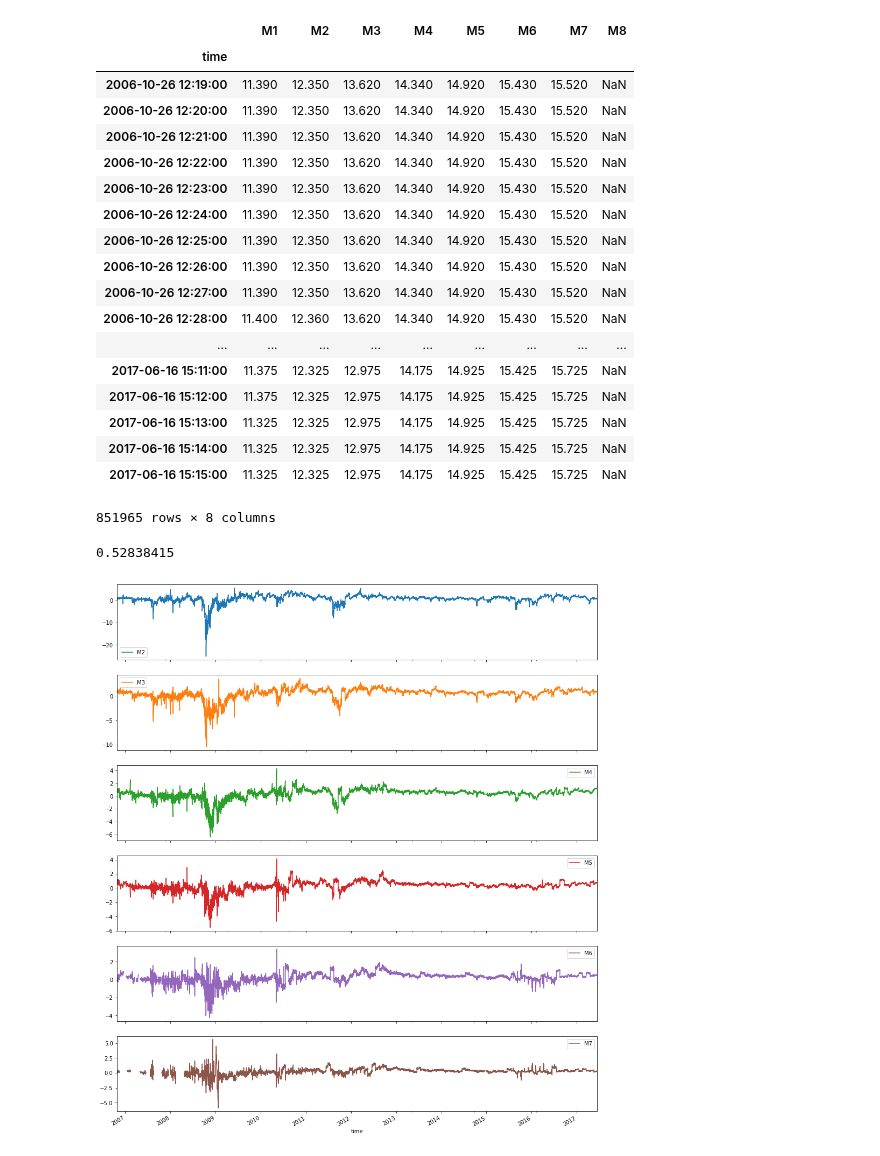
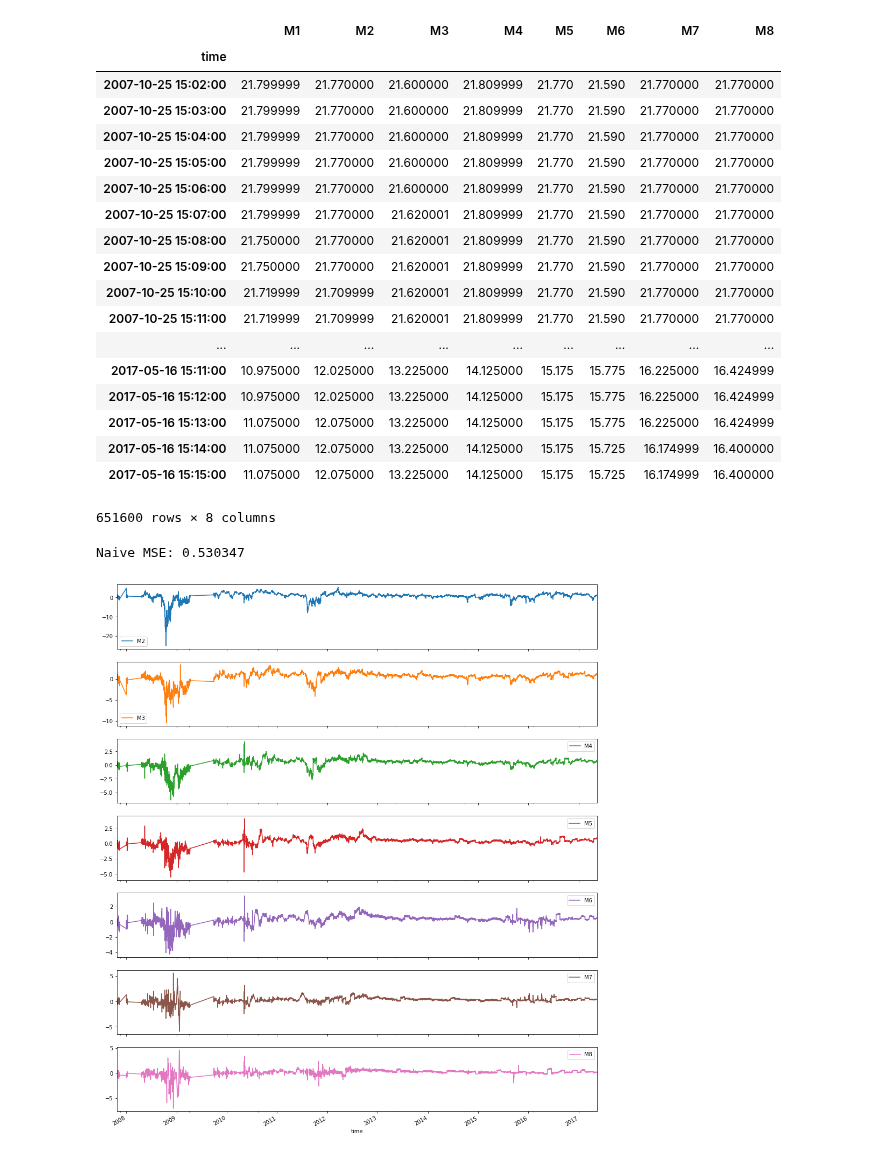
Before and after one commit to leyhline/vix-term-structure, a Jupyter notebook: overview-minutely.ipynb, the cells around one changed output. Cells and saved outputs as stored; diff of their text form; code cells hidden in the pictures.

```diff
--- a/overview-minutely.ipynb
+++ b/overview-minutely.ipynb
@@ -15,6 +16,8 @@ dataframe = pd.read_csv("data/VIX Futures min.csv", usecols=[0] + list(range(2,1
                         index_col=0, dtype=dtypes_dict, parse_dates=[0])
 # %%
 dataframe = dataframe.loc["2006-10-25 12:19:00":"2017-06-16"]
+# %%
+dataframe = dataframe.dropna(how="any")
 # %%
 cond = (dataframe.index + datetime.timedelta(days=1)).isin(dataframe.index)
 useful_indices = dataframe.index.where(cond).dropna()
@@ -51,35 +54,35 @@ next_term
 # %% [output]
 |  | M1 | M2 | M3 | M4 | M5 | M6 | M7 | M8 |
 | time |  |  |  |  |  |  |  |  |
-| 2006-10-26 12:19:00 | 11.390 | 12.350 | 13.620 | 14.340 | 14.920 | 15.430 | 15.520 | NaN |
-| 2006-10-26 12:20:00 | 11.390 | 12.350 | 13.620 | 14.340 | 14.920 | 15.430 | 15.520 | NaN |
-| 2006-10-26 12:21:00 | 11.390 | 12.350 | 13.620 | 14.340 | 14.920 | 15.430 | 15.520 | NaN |
-| 2006-10-26 12:22:00 | 11.390 | 12.350 | 13.620 | 14.340 | 14.920 | 15.430 | 15.520 | NaN |
-| 2006-10-26 12:23:00 | 11.390 | 12.350 | 13.620 | 14.340 | 14.920 | 15.430 | 15.520 | NaN |
-| 2006-10-26 12:24:00 | 11.390 | 12.350 | 13.620 | 14.340 | 14.920 | 15.430 | 15.520 | NaN |
-| 2006-10-26 12:25:00 | 11.390 | 12.350 | 13.620 | 14.340 | 14.920 | 15.430 | 15.520 | NaN |
-| 2006-10-26 12:26:00 | 11.390 | 12.350 | 13.620 | 14.340 | 14.920 | 15.430 | 15.520 | NaN |
-| 2006-10-26 12:27:00 | 11.390 | 12.350 | 13.620 | 14.340 | 14.920 | 15.430 | 15.520 | NaN |
-| 2006-10-26 12:28:00 | 11.400 | 12.360 | 13.620 | 14.340 | 14.920 | 15.430 | 15.520 | NaN |
+| 2007-10-25 15:02:00 | 21.799999 | 21.770000 | 21.600000 | 21.809999 | 21.770 | 21.590 | 21.770000 | 21.770000 |
+| 2007-10-25 15:03:00 | 21.799999 | 21.770000 | 21.600000 | 21.809999 | 21.770 | 21.590 | 21.770000 | 21.770000 |
+| 2007-10-25 15:04:00 | 21.799999 | 21.770000 | 21.600000 | 21.809999 | 21.770 | 21.590 | 21.770000 | 21.770000 |
+| 2007-10-25 15:05:00 | 21.799999 | 21.770000 | 21.600000 | 21.809999 | 21.770 | 21.590 | 21.770000 | 21.770000 |
+| 2007-10-25 15:06:00 | 21.799999 | 21.770000 | 21.600000 | 21.809999 | 21.770 | 21.590 | 21.770000 | 21.770000 |
+| 2007-10-25 15:07:00 | 21.799999 | 21.770000 | 21.620001 | 21.809999 | 21.770 | 21.590 | 21.770000 | 21.770000 |
+| 2007-10-25 15:08:00 | 21.750000 | 21.770000 | 21.620001 | 21.809999 | 21.770 | 21.590 | 21.770000 | 21.770000 |
+| 2007-10-25 15:09:00 | 21.750000 | 21.770000 | 21.620001 | 21.809999 | 21.770 | 21.590 | 21.770000 | 21.770000 |
+| 2007-10-25 15:10:00 | 21.719999 | 21.709999 | 21.620001 | 21.809999 | 21.770 | 21.590 | 21.770000 | 21.770000 |
+| 2007-10-25 15:11:00 | 21.719999 | 21.709999 | 21.620001 | 21.809999 | 21.770 | 21.590 | 21.770000 | 21.770000 |
 | ... | ... | ... | ... | ... | ... | ... | ... | ... |
-| 2017-06-16 15:11:00 | 11.375 | 12.325 | 12.975 | 14.175 | 14.925 | 15.425 | 15.725 | NaN |
-| 2017-06-16 15:12:00 | 11.375 | 12.325 | 12.975 | 14.175 | 14.925 | 15.425 | 15.725 | NaN |
-| 2017-06-16 15:13:00 | 11.325 | 12.325 | 12.975 | 14.175 | 14.925 | 15.425 | 15.725 | NaN |
-| 2017-06-16 15:14:00 | 11.325 | 12.325 | 12.975 | 14.175 | 14.925 | 15.425 | 15.725 | NaN |
-| 2017-06-16 15:15:00 | 11.325 | 12.325 | 12.975 | 14.175 | 14.925 | 15.425 | 15.725 | NaN |
+| 2017-05-16 15:11:00 | 10.975000 | 12.025000 | 13.225000 | 14.125000 | 15.175 | 15.775 | 16.225000 | 16.424999 |
+| 2017-05-16 15:12:00 | 10.975000 | 12.025000 | 13.225000 | 14.125000 | 15.175 | 15.775 | 16.225000 | 16.424999 |
+| 2017-05-16 15:13:00 | 11.075000 | 12.075000 | 13.225000 | 14.125000 | 15.175 | 15.775 | 16.225000 | 16.424999 |
+| 2017-05-16 15:14:00 | 11.075000 | 12.075000 | 13.225000 | 14.125000 | 15.175 | 15.725 | 16.174999 | 16.400000 |
+| 2017-05-16 15:15:00 | 11.075000 | 12.075000 | 13.225000 | 14.125000 | 15.175 | 15.725 | 16.174999 | 16.400000 |
-851965 rows × 8 columns
+651600 rows × 8 columns
 # %%
-np.nanmean(np.square(next_term.values - this_term.values))
+print("Naive MSE:", np.nanmean(np.square(next_term.values - this_term.values)))
 # %% [output]
-0.52838415
+Naive MSE: 0.530347
 # %%
 this_final = this_term.diff(axis=1).iloc[:,1:].join(this_term.iloc[:,0]).iloc[:,range(-1,7)]
 this_final = this_final.join(dataframe["DaysToExp"])
 # %%
-this_final.loc[:,"M2":"M7"].plot(figsize=(16,20), subplots=True)
+this_final.loc[:,"M2":"M8"].plot(figsize=(16,20), subplots=True)
 plt.show()
 # %% [output]
-[figure, old version]
+[figure, new version]
 # %%
 def calculate_long_prices(term: pd.Series):
         longs = [2*term[i] - term[i-1] - term[i+1] for i in range(1, len(term)-1)]
```
Also changed, not shown: parts of 7 cells of this notebook.
